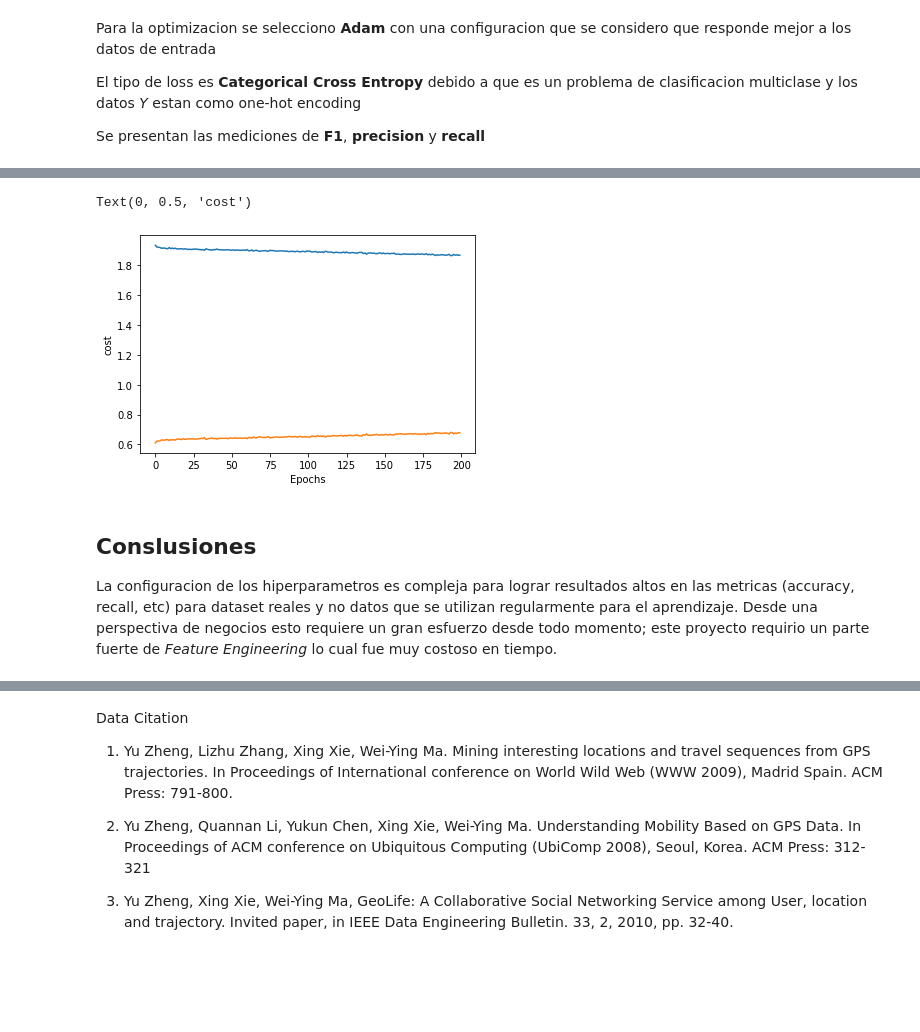
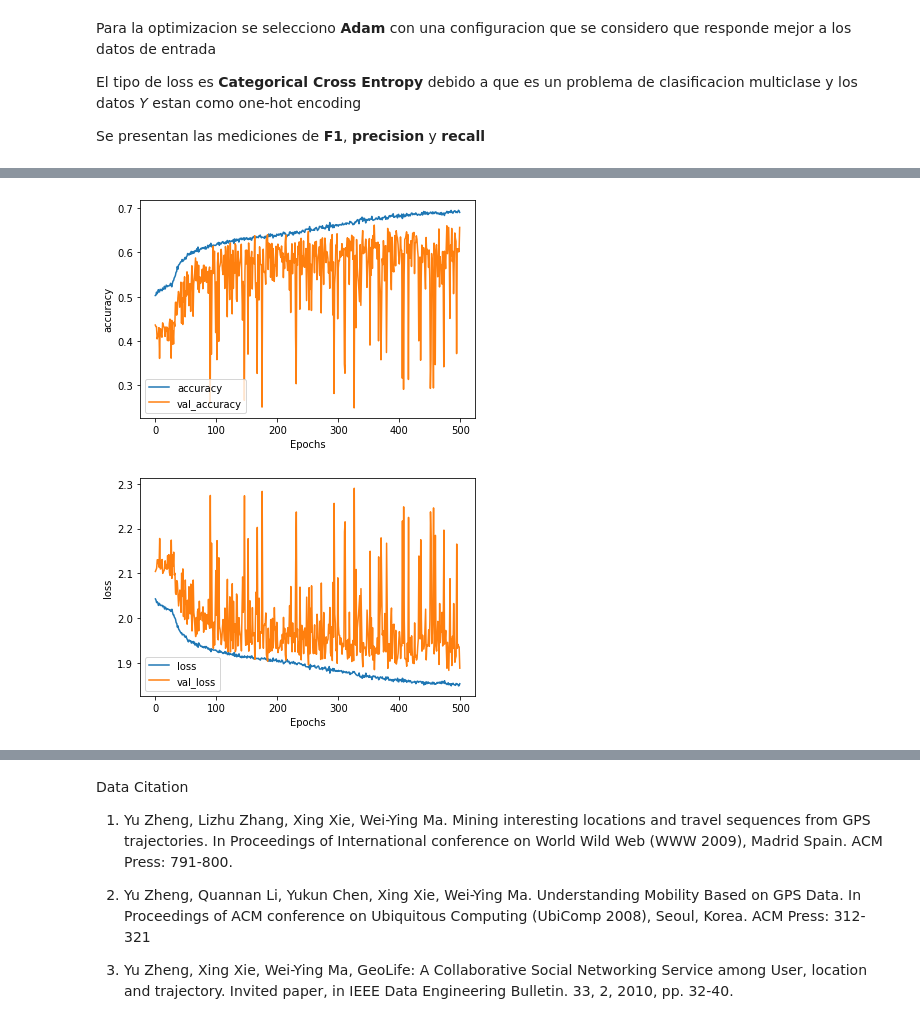
Before and after one commit to HectorMendia/StatisticalLearning2, a Jupyter notebook: ProyectoFinal/Parte1.ipynb, the cells around one changed output, grey strips where cells are left out. Drawn from its saved outputs; the diff is of its cells as text; code cells hidden in the pictures; blank space fills up the shorter version.

Commit message:
Final: parte 1 final, avances en parte 2

```diff
--- a/ProyectoFinal/Parte1.ipynb
+++ b/ProyectoFinal/Parte1.ipynb
@@ -267,13 +275,13 @@ mlp1.add(Dense(64,
                name="layer1"))
 mlp1.add(BatchNormalization(momentum=0.09, epsilon=0.001))
 mlp1.add(Dense(64, activation='tanh',kernel_initializer=initializers.RandomNormal(stddev=0.3),bias_initializer=initializers.Zeros()))
-mlp1.add(BatchNormalization(momentum=0.09, epsilon=0.001))
+mlp1.add(BatchNormalization(momentum=0.05, epsilon=0.001))
 mlp1.add(Dense(64, activation='tanh',kernel_initializer=initializers.RandomNormal(stddev=0.3),bias_initializer=initializers.Zeros()))
-mlp1.add(BatchNormalization(momentum=0.09, epsilon=0.001))
+mlp1.add(BatchNormalization(momentum=0.05, epsilon=0.001))
 mlp1.add(Dense(32, activation='tanh',kernel_initializer=initializers.RandomNormal(stddev=0.1),bias_initializer=initializers.Zeros()))
-mlp1.add(BatchNormalization(momentum=0.09, epsilon=0.001))
+mlp1.add(BatchNormalization(momentum=0.02, epsilon=0.001))
 mlp1.add(Dense(16, activation='tanh',kernel_initializer=initializers.RandomNormal(stddev=0.1),bias_initializer=initializers.Zeros()))
-mlp1.add(BatchNormalization(momentum=0.09, epsilon=0.001))
+mlp1.add(BatchNormalization(momentum=0.01, epsilon=0.001))
 mlp1.add(Dense(11, activation='softmax'))
 # %% [markdown]
 Para la optimizacion se selecciono **Adam** con una configuracion que se considero que responde mejor a los datos de entrada
@@ -285,17 +293,20 @@ Se presentan las mediciones de **F1**, **precision** y **recall**
 #RMSprop
 #adam
 #adagrad
+#opt = tf.compat.v1.train.AdamOptimizer(learning_rate=0.0005)
 #opt = tf.keras.optimizers.SGD(learning_rate=0.01, momentum=0.09)
 #loss=tf.keras.losses.SparseCategoricalCrossentropy(from_logits=False),
-#opt = tf.keras.optimizers.Adam(learning_rate=0.0005,amsgrad=True)
-
-mlp1.compile(optimizer='adam',
+opt = optimizers.Adam(learning_rate=0.0005,amsgrad=True)
+#opt = optimizers.SGD(learning_rate=0.0005, nesterov=True)
+#opt = TFOptimizer(opt)
+mlp1.compile(optimizer=opt,
              #loss = 'categorical_crossentropy',
              loss=tf.keras.losses.CategoricalCrossentropy(
                 from_logits=True,
                 label_smoothing=0,
                 reduction="auto"),
              metrics=['accuracy',f1_m,precision_m, recall_m])
+             #metrics=['accuracy'])
 # %%
 mlp1.summary()
 # %% [output]
@@ -318,0 +332,10 @@ _________________________________________________________________
+# %%
+checkpoint_path = 'cp.ckpt'
+checkpoint_dir = os.path.dirname(checkpoint_path)
+
+save_prog = ModelCheckpoint(
+    filepath = checkpoint_path,
+    verbose = 1,
+    save_weights_only =True,
+    period=50
+)
@@ -319,4 +344,6 @@ _________________________________________________________________
 # %%
-resultado = mlp1.fit(xin,labels_hot,validation_split=0.2,epochs=300, verbose=1)
+#batch_size=20,
+#shuffle=True,
+resultado = mlp1.fit(xin,labels_hot,validation_split=0.2,epochs=500, verbose=2, callbacks=[save_prog])
 # %% [output]
 Train on 12886 samples, validate on 3222 samples
@@ -363,13 +375,14 @@ AttributeError: module 'keras.optimizers' has no attribute 'TFOptimizer'
-# %%
-#plt.figure(figsize=(10,10))
-plt.plot(resultado.history['loss'], label="Loss")
-plt.plot(resultado.history['accuracy'], label="Accuracy")
-plt.xlabel("Epochs")
-plt.ylabel("cost")
-# %% [output]
-Text(0, 0.5, 'cost')
-[figure, removed]
-# %% [markdown]
-## Conslusiones
-
-La configuracion de los hiperparametros es compleja para lograr resultados altos en las metricas (accuracy, recall, etc) para dataset reales y no datos que se utilizan regularmente para el aprendizaje.  Desde una perspectiva de negocios esto requiere un gran esfuerzo desde todo momento; este proyecto requirio un parte fuerte de *Feature Engineering* lo cual fue muy costoso en tiempo.
+# %%
+def plot_graphs(history, string):
+  plt.plot(history.history[string])
+  plt.plot(history.history['val_'+string])
+  plt.xlabel("Epochs")
+  plt.ylabel(string)
+  plt.legend([string, 'val_'+string])
+  plt.show()
+
+plot_graphs(resultado, 'accuracy')
+plot_graphs(resultado, 'loss')
+# %% [output]
+[figure, added]
+[figure, added]
```
Also changed, not shown: parts of 10 cells of this notebook, 16 other files.
